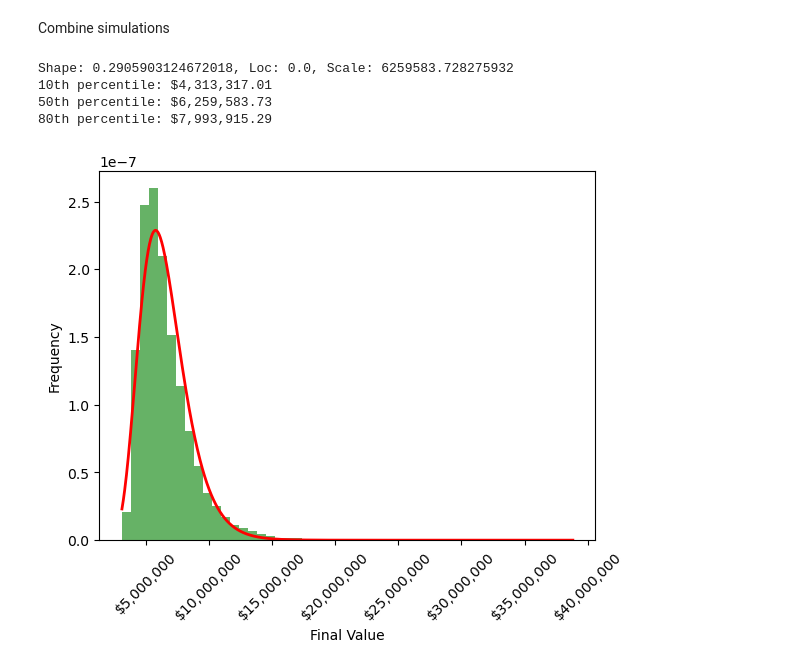
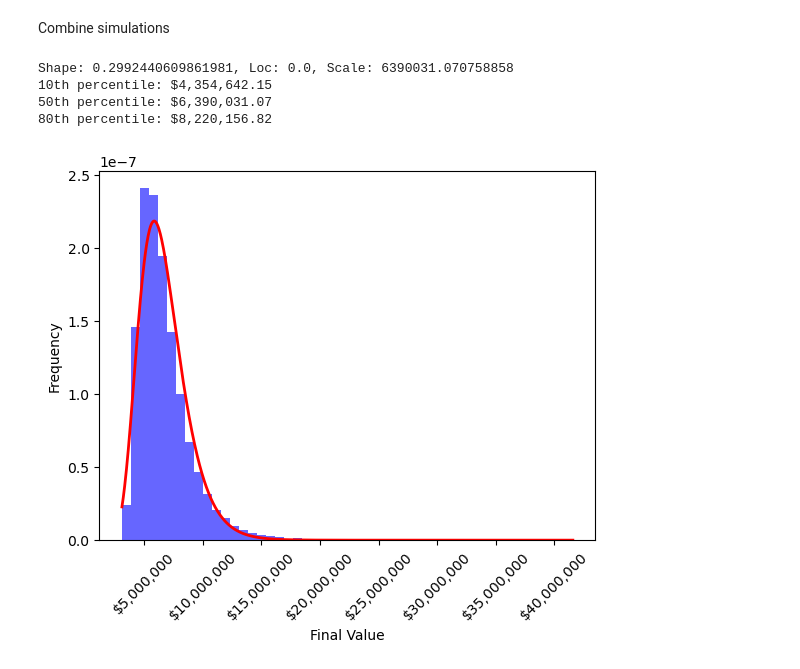
Before and after one commit to NguyenVu06/personal-finance, a Jupyter notebook: projection_notebook.ipynb, the cells around one changed output. Drawn from its saved outputs; the diff is of its cells as text; code cells hidden in the pictures.

```diff
--- a/projection_notebook.ipynb
+++ b/projection_notebook.ipynb
@@ -4,14 +4,14 @@ import matplotlib.pyplot as plt
 # %%
 
 # Constants - These are based on historical S&P 500 data
-AVERAGE_RETURN = 0.09  # This is the nominal return
+AVERAGE_RETURN = 0.10  # This is the nominal return
 INFLATION_RATE = 0.03  # This is the inflation rate
 REAL_RETURN = AVERAGE_RETURN - INFLATION_RATE  # This is the real return, adjusted for inflation
 STANDARD_DEVIATION = 0.20
 NUM_SIMULATIONS = 10000
 NUM_YEARS = 10
-INITIAL_INVESTMENT = 1000000
-MONTHLY_CONTRIBUTION = 14900
+INITIAL_INVESTMENT = 1005000
+MONTHLY_CONTRIBUTION = 13000
 
 
 def simulate_investment(final_investment, num_years, real_return, standard_deviation, monthly_contribution):
@@ -145,36 +145,36 @@ Combine simulations
 
 # Perform the simulations
 total_sims = []
 for _ in range(50000):
     final_property_value = simulate_property_value_and_income(property_value, initial_rent * 12, years, avg_annual_rent_increase, std_dev_rent_increase, annual_maintenance_cost_rate, avg_property_appreciation, std_dev_property_appreciation, vacancy_rate, tax_rate, inflation_rate)
     final_investment = simulate_investment(INITIAL_INVESTMENT, NUM_YEARS, REAL_RETURN, STANDARD_DEVIATION, MONTHLY_CONTRIBUTION)
     total_sims.append(final_investment+final_property_value)
 
 # Fit a log normal distribution to the simulations data
 shape, loc, scale = lognorm.fit(total_sims, floc=0)
 print(f"Shape: {shape}, Loc: {loc}, Scale: {scale}")
 
 # Calculate the 10th, 50th, and 80th percentile
 print(f"10th percentile: ${lognorm.ppf(0.1, shape, loc=loc, scale=scale):,.2f}")
 print(f"50th percentile: ${lognorm.ppf(0.5, shape, loc=loc, scale=scale):,.2f}")
 print(f"80th percentile: ${lognorm.ppf(0.8, shape, loc=loc, scale=scale):,.2f}")
 
 # Graph the distribution on the simulations data
 x = np.linspace(min(total_sims), max(total_sims), 1000)
-plt.hist(total_sims, bins=50, density=True, alpha=0.6, color='g')
+plt.hist(total_sims, bins=50, density=True, alpha=0.6, color='b')
 plt.plot(x, lognorm.pdf(x, shape, loc=loc, scale=scale), 'r', linewidth=2)
 plt.xlabel('Final Value')
 plt.ylabel('Frequency')
 
 # Convert x axis to dollar amounts
 plt.gca().get_xaxis().set_major_formatter(plt.FuncFormatter(lambda x, loc: "${:,}".format(int(x))))
 
 # Rotate x axis labels
 plt.xticks(rotation=45)
 plt.show()
 # %% [output]
-Shape: 0.2905903124672018, Loc: 0.0, Scale: 6259583.728275932
-10th percentile: $4,313,317.01
-50th percentile: $6,259,583.73
-80th percentile: $7,993,915.29
+Shape: 0.2992440609861981, Loc: 0.0, Scale: 6390031.070758858
+10th percentile: $4,354,642.15
+50th percentile: $6,390,031.07
+80th percentile: $8,220,156.82
-[figure, old version]
+[figure, new version]
```
Also changed, not shown: parts of 2 cells of this notebook.
